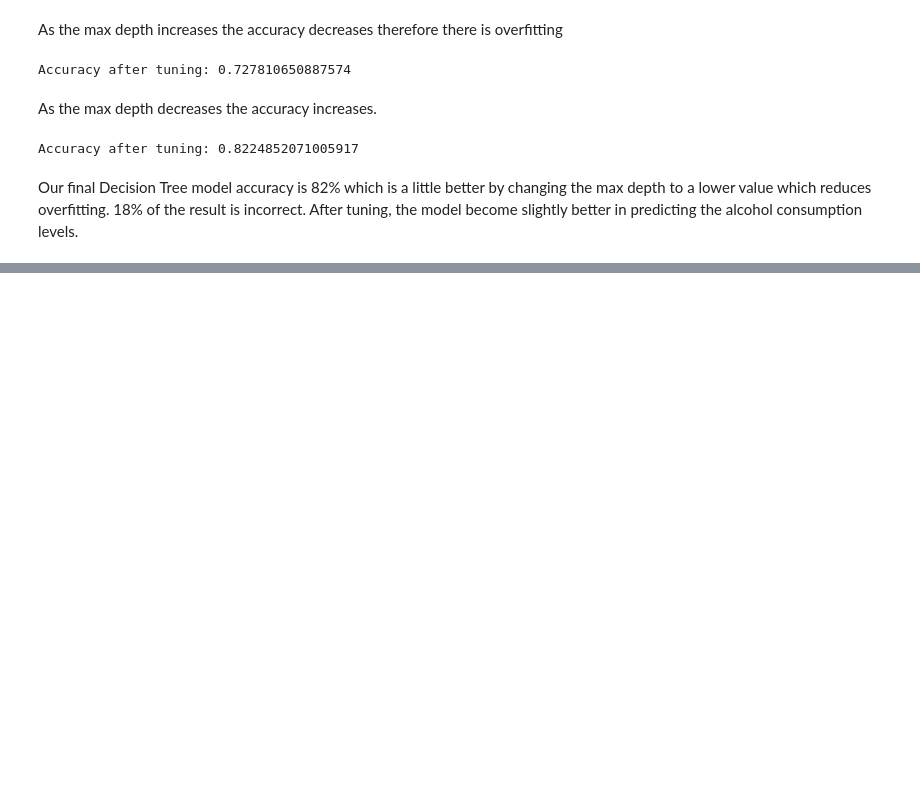
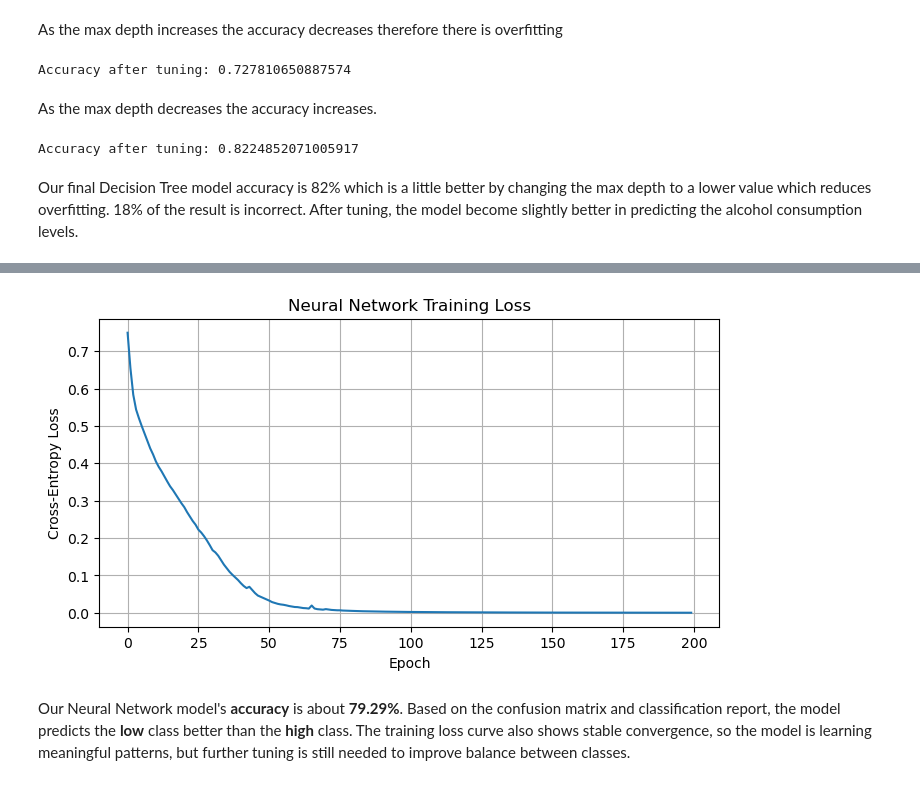
Before and after one commit to Sky282128/LearningModels, a Jupyter notebook: MCO.ipynb, the cells around one changed output, grey strips where cells are left out. Cells and saved outputs as stored; diff of their text form; code cells hidden in the pictures; blank space fills up the shorter version.

Commit message:
NN Model (No feature selection)

```diff
--- a/MCO.ipynb
+++ b/MCO.ipynb
@@ -975,0 +1061,24 @@ Our final Decision Tree model accuracy is 82% which is a little better by changi
+# %%
+nn_model.train()
+for epoch in range(num_epochs):
+    permutation = torch.randperm(X_nn_train_tensor.size(0))
+    epoch_loss = 0.0
+
+    for i in range(0, X_nn_train_tensor.size(0), batch_size):
+        indices = permutation[i : i + batch_size]
+        X_batch = X_nn_train_tensor[indices]
+        y_batch = y_nn_train_tensor[indices]
+
+        optimizer_nn.zero_grad()
+        logits = nn_model(X_batch)
+        loss = criterion_nn(logits, y_batch)
+        loss.backward()
+        optimizer_nn.step()
+
+        epoch_loss += loss.item() * X_batch.size(0)
+
+    avg_loss = epoch_loss / X_nn_train_tensor.size(0)
+    loss_history.append(avg_loss)
+
+    if (epoch + 1) % 20 == 0:
+        print(f"Epoch {epoch + 1}/{num_epochs} - Loss: {avg_loss:.4f}")
@@ -975,0 +1131,12 @@ Our final Decision Tree model accuracy is 82% which is a little better by changi
+# %%
+plt.figure(figsize=(8, 4))
+plt.plot(loss_history)
+plt.title("Neural Network Training Loss")
+plt.xlabel("Epoch")
+plt.ylabel("Cross-Entropy Loss")
+plt.grid(True)
+plt.show()
+# %% [output]
+[figure, added]
+# %% [markdown]
+Our Neural Network model's **accuracy** is about **79.29%**. Based on the confusion matrix and classification report, the model predicts the **low** class better than the **high** class. The training loss curve also shows stable convergence, so the model is learning meaningful patterns, but further tuning is still needed to improve balance between classes.
```
Also changed, not shown: parts of 15 cells of this notebook.
